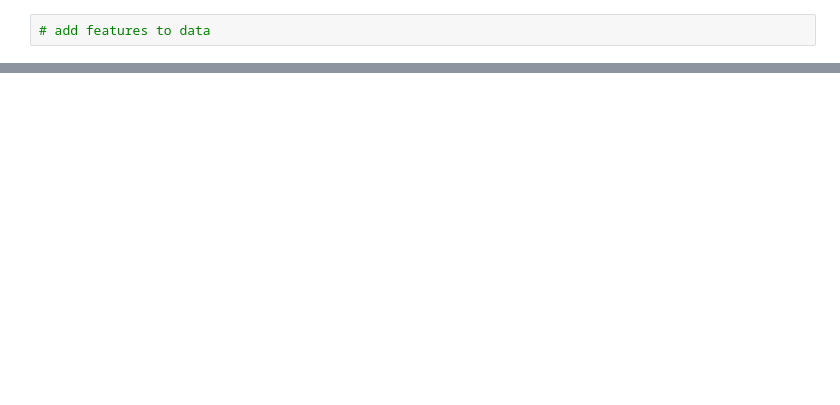
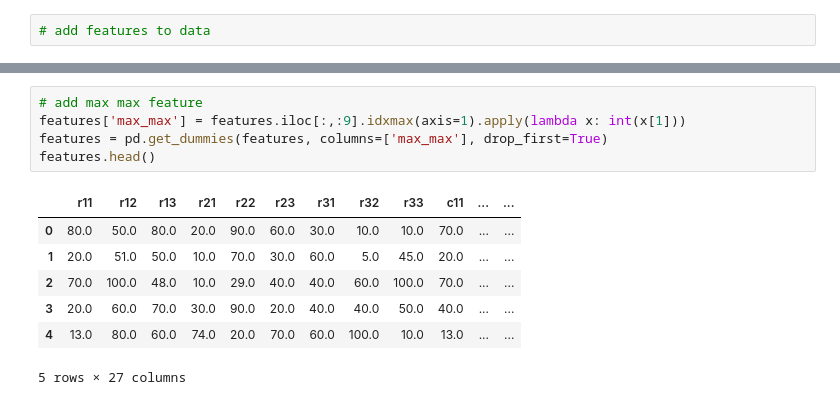
Before and after one commit to lanagor/cs236, a Jupyter notebook: pset1.ipynb, the cells around one changed output, grey strips where cells are left out. Drawn from its saved outputs; the diff is of its cells as text; blank space fills up the shorter version.

```diff
--- a/pset1.ipynb
+++ b/pset1.ipynb
@@ -47,0 +56,13 @@ Requirement already satisfied: scipy>=0.19.0 in /Users/yutoyagi/.pyenv/versions/
+# %%
+# add max max feature
+features['max_max'] = features.iloc[:,:9].idxmax(axis=1).apply(lambda x: int(x[1]))
+features = pd.get_dummies(features, columns=['max_max'], drop_first=True)
+features.head()
+# %% [output]
+|  | r11 | r12 | r13 | r21 | r22 | r23 | r31 | r32 | r33 | c11 | ... | ... |
+| 0 | 80.0 | 50.0 | 80.0 | 20.0 | 90.0 | 60.0 | 30.0 | 10.0 | 10.0 | 70.0 | ... | ... |
+| 1 | 20.0 | 51.0 | 50.0 | 10.0 | 70.0 | 30.0 | 60.0 | 5.0 | 45.0 | 20.0 | ... | ... |
+| 2 | 70.0 | 100.0 | 48.0 | 10.0 | 29.0 | 40.0 | 40.0 | 60.0 | 100.0 | 70.0 | ... | ... |
+| 3 | 20.0 | 60.0 | 70.0 | 30.0 | 90.0 | 20.0 | 40.0 | 40.0 | 50.0 | 40.0 | ... | ... |
+| 4 | 13.0 | 80.0 | 60.0 | 74.0 | 20.0 | 70.0 | 60.0 | 100.0 | 10.0 | 13.0 | ... | ... |
+5 rows × 27 columns
```
Also changed, not shown: parts of 7 cells of this notebook.
